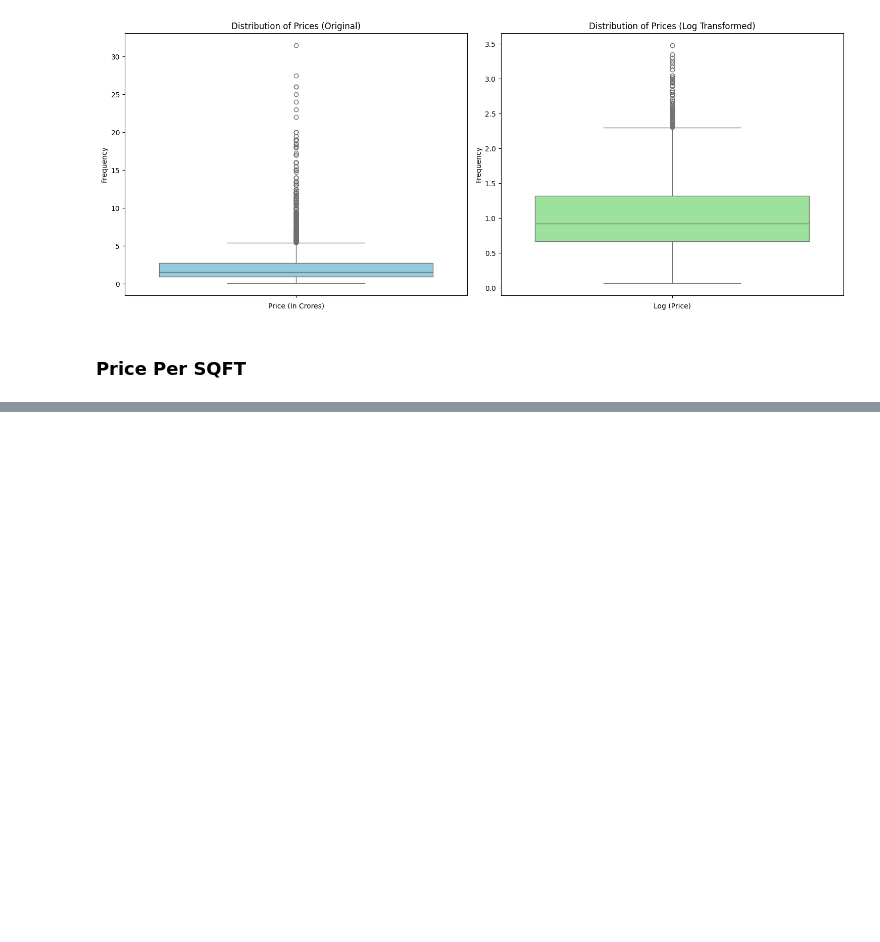
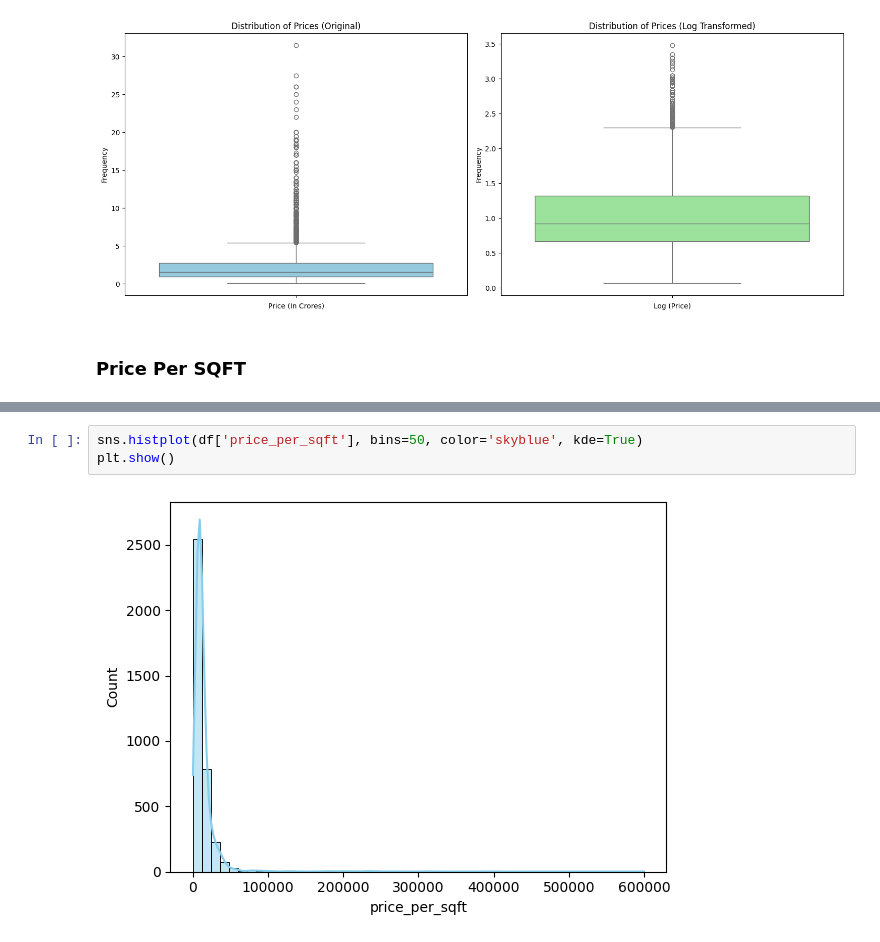
Before and after one commit to Apurba1903/Machine_Learning_Based_Real_Estate_System, a Jupyter notebook: EDA/univariate-analysis.ipynb, the cells around one changed output, grey strips where cells are left out. Saved outputs shown, nothing was run; the diff lists cells and outputs as text; blank space fills up the shorter version.

```diff
--- a/EDA/univariate-analysis.ipynb
+++ b/EDA/univariate-analysis.ipynb
@@ -380,0 +397,5 @@ plt.show()
+# %%
+sns.histplot(df['price_per_sqft'], bins=50, color='skyblue', kde=True)
+plt.show()
+# %% [output]
+[figure, added]
```
Also changed, not shown: parts of 61 cells of this notebook.
